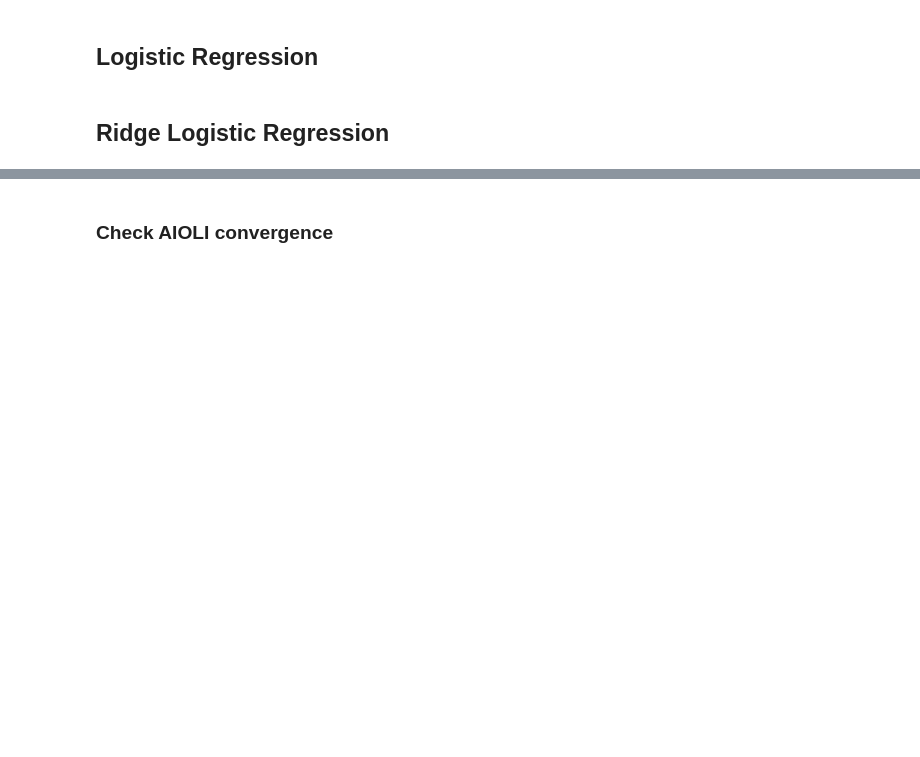
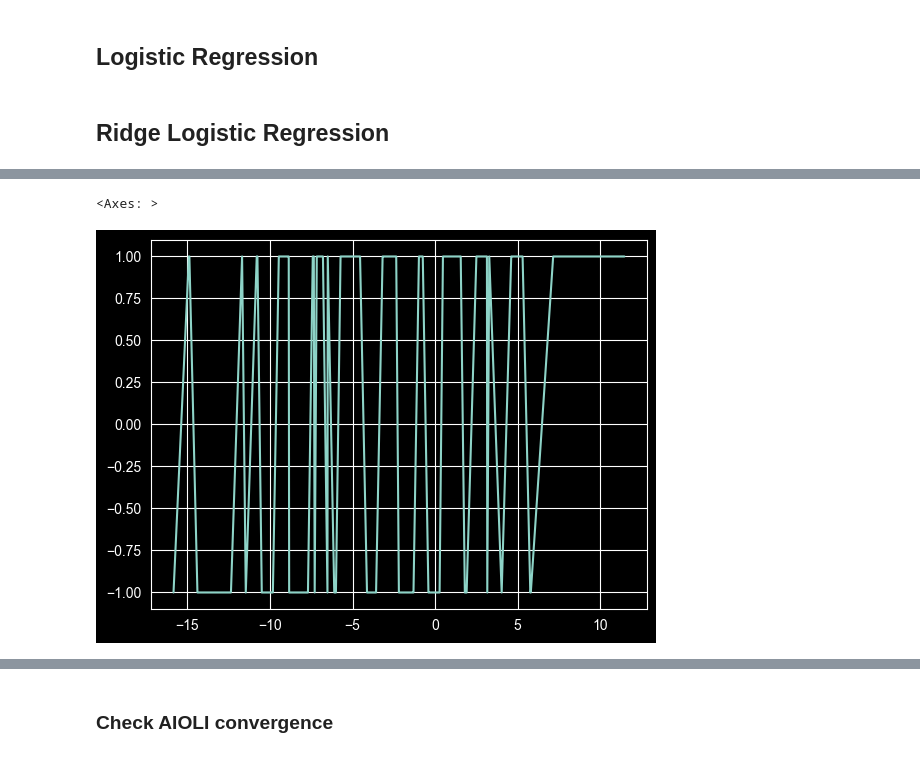
Before and after one commit to mcanela1/Thesis_Online-to-batch_Logistic-Regression, a Jupyter notebook: Algorithms.ipynb, the cells around one changed output, grey strips where cells are left out. Drawn from its saved outputs; the diff is of its cells as text; code cells hidden in the pictures; blank space fills up the shorter version.

```diff
--- a/Algorithms.ipynb
+++ b/Algorithms.ipynb
@@ -770,0 +1176,5 @@ summary_test
+# %%
+sns.lineplot(x = x_s[:,2].flatten(), y = y_s)
+# %% [output]
+<Axes: >
+[figure, added]
```
Also changed, not shown: parts of 60 cells of this notebook.
